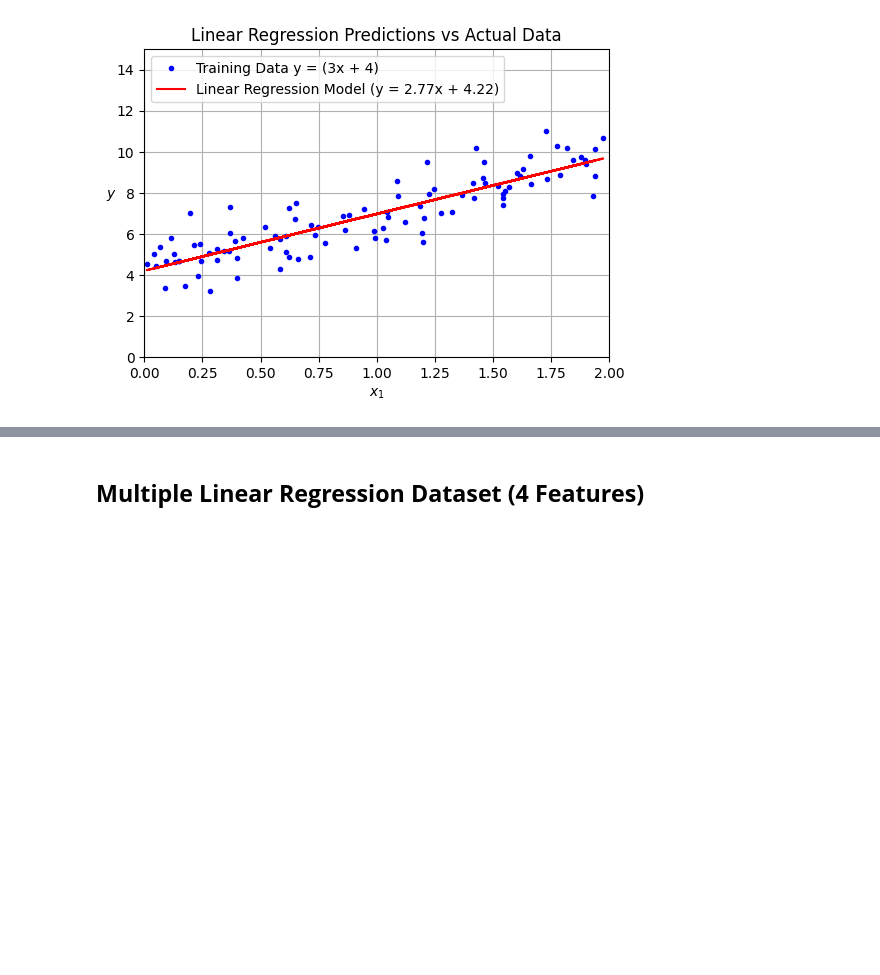
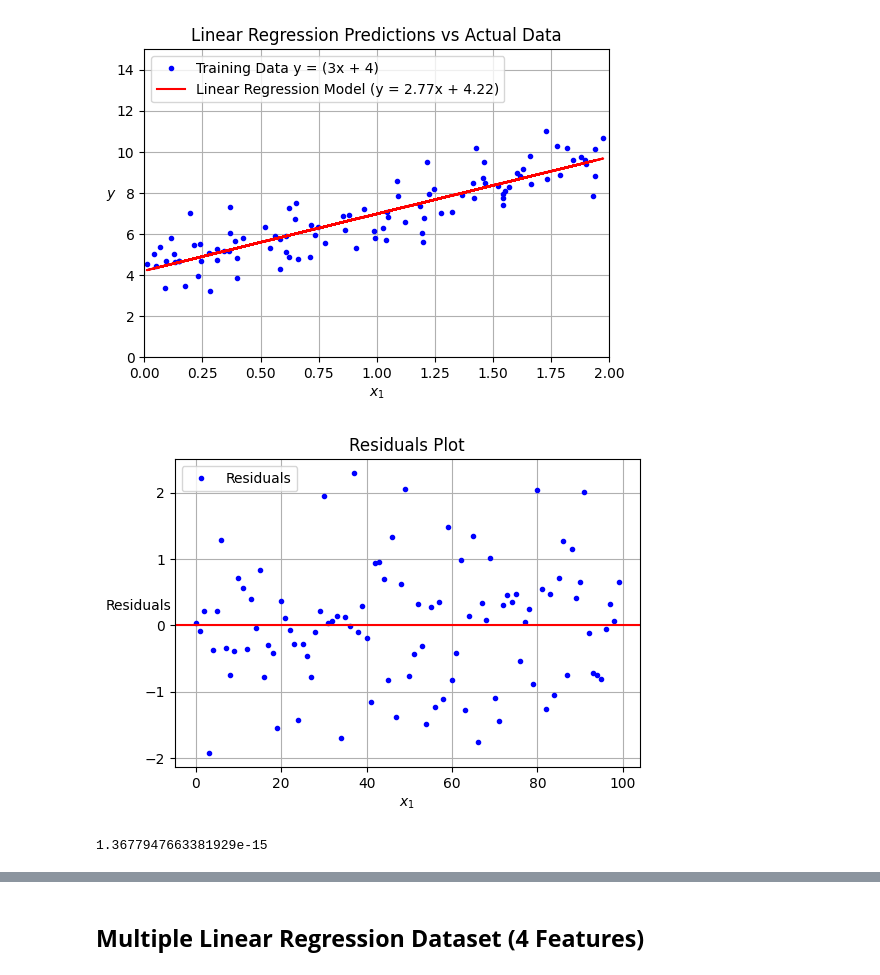
Before and after one commit to pablocurcodev/machine_learning, a Jupyter notebook: Datasets.ipynb, the cells around one changed output, grey strips where cells are left out. Cells and saved outputs as stored; diff of their text form; code cells hidden in the pictures; blank space fills up the shorter version.

```diff
--- a/Datasets.ipynb
+++ b/Datasets.ipynb
@@ -83,9 +87,11 @@ sns.pairplot(df)
 # %%
 import matplotlib.pyplot as plt
 
+y_predict = lin_reg.predict(X)
+
 plt.figure(figsize=(6, 4))
 plt.plot(X, y, "b.", label="Training Data" + " y = (3x + 4)")
-plt.plot(X, lin_reg.predict(X), "r-", label="Linear Regression Model" + f" (y = {lin_reg.coef_[0][0]:.2f}x + {lin_reg.intercept_[0]:.2f})")
+plt.plot(X, y_predict, "r-", label="Linear Regression Model" + f" (y = {lin_reg.coef_[0][0]:.2f}x + {lin_reg.intercept_[0]:.2f})")
 plt.xlabel("$x_1$")
 plt.ylabel("$y$", rotation=0)
 plt.axis([0, 2, 0, 15])
@@ -95,6 +101,26 @@ plt.title("Linear Regression Predictions vs Actual Data")
 plt.show()
 # %% [output]
 [figure]
+# %%
+residuals = y - y_predict
+
+# Plotting residuals
+plt.figure(figsize=(6, 4))
+plt.plot(residuals, "b.", label="Residuals")
+
+plt.axhline(y=0, color='r', linestyle='-')
+plt.xlabel("$x_1$")
+plt.ylabel("Residuals", rotation=0)
+plt.grid()
+plt.legend(loc="upper left")
+plt.title("Residuals Plot")
+plt.show()
+# %% [output]
+[figure, added]
+# %%
+residuals.mean()
+# %% [output]
+1.3677947663381929e-15
 # %%
 from sklearn.metrics import mean_squared_error, r2_score
 
```
Also changed, not shown: parts of 20 cells of this notebook.
